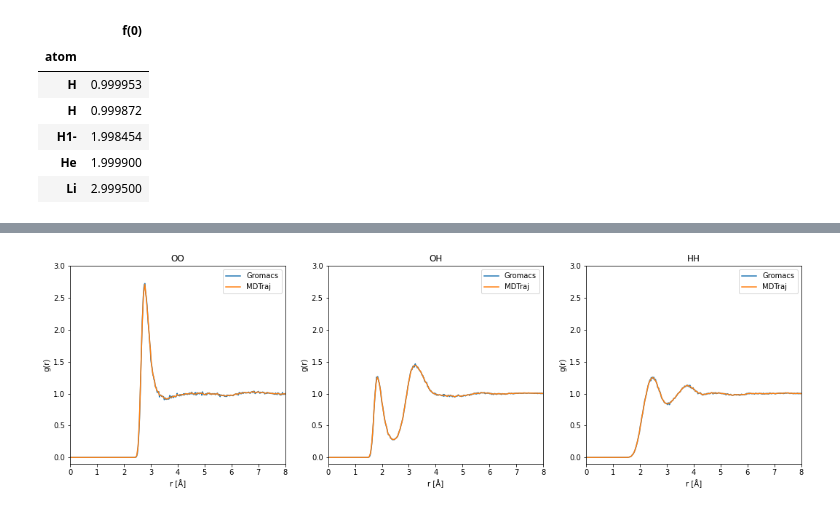
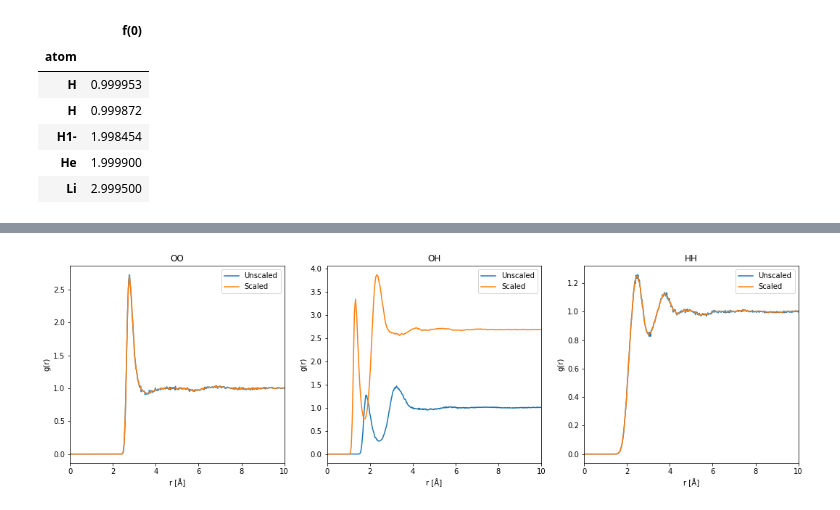
Before and after one commit to schwinns/polyamide-build, a Jupyter notebook: protonated/walls/L33A_33A_68A/hydration/testing/gromacs_water_box/rdfs/plot_water_rdfs.ipynb, the cells around one changed output, grey strips where cells are left out. Drawn from its saved outputs; the diff is of its cells as text; code cells hidden in the pictures.

```diff
--- a/protonated/walls/L33A_33A_68A/hydration/testing/gromacs_water_box/rdfs/plot_water_rdfs.ipynb
+++ b/protonated/walls/L33A_33A_68A/hydration/testing/gromacs_water_box/rdfs/plot_water_rdfs.ipynb
@@ -122,9 +130,20 @@ def compute_rdf(traj, pairs, r_range=None, bin_width=0.005, n_bins=None,
     else:
         n_bins = int((r_range[1] - r_range[0]) / bin_width)
 
-    distances = md.compute_distances(traj, pairs, periodic=periodic, opt=opt)
-    g_r, edges = np.histogram(distances, range=r_range, bins=n_bins)
+    start = time()
+
+    distances = compute_distances(traj, pairs, periodic=periodic, opt=opt)
+    comp_dist = time()
+    print('\tCompute distances: %f' %(comp_dist - start) )
+
+    scaled_distances = scale_distances(traj, pairs, distances, json_factors='./form_factors.json')
+    scale = time()
+    print('\tScale distances: %f' %(scale - comp_dist) )
+
+    g_r, edges = np.histogram(scaled_distances, range=r_range, bins=n_bins)
     r = 0.5 * (edges[1:] + edges[:-1])
+    get_hist = time()
+    print('\tHistogram: %f' %(get_hist - scale) )
 
     # Normalize by volume of the spherical shell.
     # See discussion https://github.com/mdtraj/mdtraj/pull/724. There might be
@@ -160,8 +218,8 @@ def scale_distances(traj, pairs, distances):
 t = md.load('../npt.xtc', top='../npt.gro')
 top = t.topology
 
-O_idx = [atom.index for atom in top.atoms if atom.element.symbol is 'O']
-H_idx = [atom.index for atom in top.atoms if atom.element.symbol is 'H']
+O_idx = [atom.index for atom in top.atoms if atom.element.symbol == 'O']
+H_idx = [atom.index for atom in top.atoms if atom.element.symbol == 'H']
 
 OO_pairs = []
 OH_pairs = []
@@ -188,23 +246,23 @@ r_HH, g_HH = compute_rdf(t, HH_pairs)
 # %%
 fig, ax = plt.subplots(1,3, figsize=(18,5))
 
 ax[0].set_title('OO')
-ax[0].plot(dataO[0,:]*10, dataO[1,:], label='Gromacs')
-ax[0].plot(r_OO*10, g_OO, label='MDTraj')
+ax[0].plot(dataO[0,:]*10, dataO[1,:], label='Unscaled')
+ax[0].plot(r_OO*10, g_OO, label='Scaled')
 
 ax[1].set_title('OH')
-ax[1].plot(dataO[0,:]*10, dataO[4,:], label='Gromacs')
-ax[1].plot(r_OH*10, g_OH, label='MDTraj')
+ax[1].plot(dataO[0,:]*10, dataO[4,:], label='Unscaled')
+ax[1].plot(r_OH*10, g_OH, label='Scaled')
 
 ax[2].set_title('HH')
-ax[2].plot(dataH[0,:]*10, dataH[4,:], label='Gromacs')
-ax[2].plot(r_HH*10, g_HH, label='MDTraj')
+ax[2].plot(dataH[0,:]*10, dataH[4,:], label='Unscaled')
+ax[2].plot(r_HH*10, g_HH, label='Scaled')
 
 for i in range(3):
-    ax[i].set_xlim(0,8)
-    ax[i].set_ylim(-0.1,3)
+    ax[i].set_xlim(0,10)
+#     ax[i].set_ylim(-0.1,3)
     ax[i].set_xlabel('r [Å]')
     ax[i].set_ylabel('g(r)')
     ax[i].legend();
 # %% [output]
-[figure, old version]
+[figure, new version]
```
Also changed, not shown: parts of 4 cells of this notebook, 1 other file.
